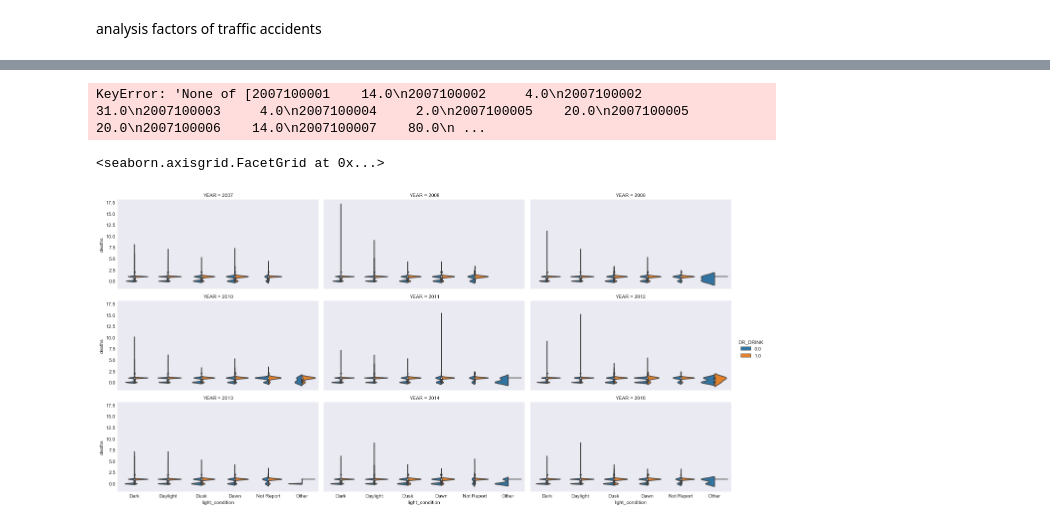
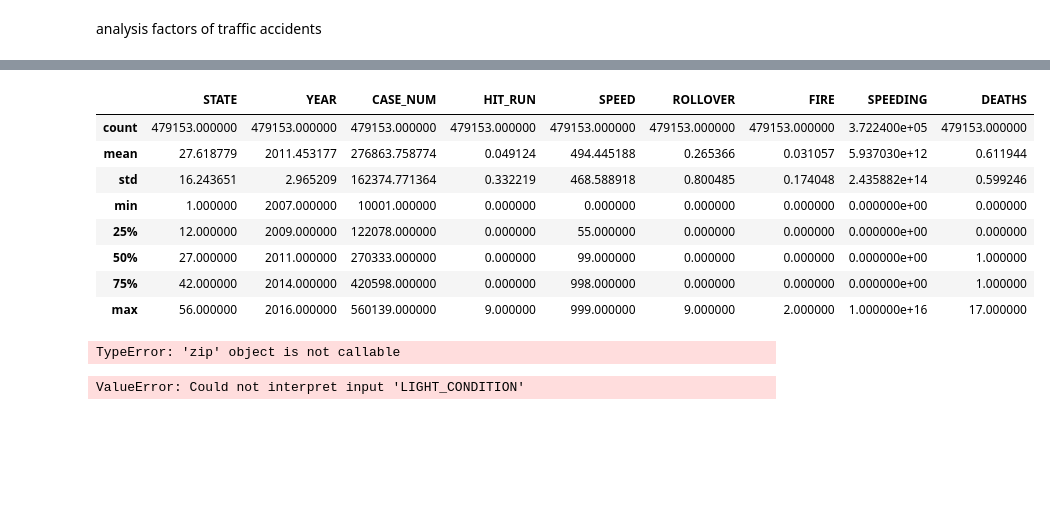
Before and after one commit to junemore/traffic-accidents-analysis, a Jupyter notebook: Untitled.ipynb, the cells around one changed output, grey strips where cells are left out. Saved outputs shown, nothing was run; the diff lists cells and outputs as text; code cells hidden in the pictures; blank space fills up the shorter version.

```diff
--- a/Untitled.ipynb
+++ b/Untitled.ipynb
@@ -24,0 +14,5 @@ acci_vehi.head()
+# %%
+fatal_crashs=pd.read_hdf('results/fatal_crashs.h5', 'fatal_crashs')
+accidents=pd.read_hdf('results/accidents.h5', 'accidents')
+vehicles=pd.read_hdf('results/vehicles.h5', 'vehicles')
+fatal_crashs.head()
@@ -25,24 +129,40 @@ acci_vehi.head()
+# %%
+g=sns.factorplot(x="LIGHT_CONDITION", y="DEATHS", hue="DR_DRINK",col="YEAR",data=vehicles, kind="violin", split=True,col_wrap=3,size=3,aspect=2)
+g.set_axis_labels("light_condition", "deaths")
+# %% [output]
+|  | STATE | YEAR | CASE_NUM | HIT_RUN | SPEED | ROLLOVER | FIRE | SPEEDING | DEATHS |
+| count | 479153.000000 | 479153.000000 | 479153.000000 | 479153.000000 | 479153.000000 | 479153.000000 | 479153.000000 | 3.722400e+05 | 479153.000000 |
+| mean | 27.618779 | 2011.453177 | 276863.758774 | 0.049124 | 494.445188 | 0.265366 | 0.031057 | 5.937030e+12 | 0.611944 |
+| std | 16.243651 | 2.965209 | 162374.771364 | 0.332219 | 468.588918 | 0.800485 | 0.174048 | 2.435882e+14 | 0.599246 |
+| min | 1.000000 | 2007.000000 | 10001.000000 | 0.000000 | 0.000000 | 0.000000 | 0.000000 | 0.000000e+00 | 0.000000 |
+| 25% | 12.000000 | 2009.000000 | 122078.000000 | 0.000000 | 55.000000 | 0.000000 | 0.000000 | 0.000000e+00 | 0.000000 |
+| 50% | 27.000000 | 2011.000000 | 270333.000000 | 0.000000 | 99.000000 | 0.000000 | 0.000000 | 0.000000e+00 | 1.000000 |
+| 75% | 42.000000 | 2014.000000 | 420598.000000 | 0.000000 | 998.000000 | 0.000000 | 0.000000 | 0.000000e+00 | 1.000000 |
+| max | 56.000000 | 2016.000000 | 560139.000000 | 9.000000 | 999.000000 | 9.000000 | 2.000000 | 1.000000e+16 | 17.000000 |
 # %%
 #all['BODY_TYP']=np.where(all['BODY_TYP'].between(1,20),'Sedan',all['BODY_TYP'])
-#keys=((1.0,2.0,3.0,4.0,5.0),(20.0,21.0,22.0),(31.0,32.0),(70.0,71.0))
-#values=('Sedan','Van','Truck','Motor')
-#dict=zip(keys,values)
-#print(dict)
+keys=((1.0,2.0,3.0,4.0,5.0),(20.0,21.0,22.0),(31.0,32.0),(70.0,71.0))
+values=('Sedan','Van','Truck','Motor')
+d=dict(keys,values)
+print(d.keys())
+df.loc[df['BODY_TYP'] in np.arange(1.0,21.0), 'BODY_TYP'] = 'Sedan'
+df.loc[df['BODY_TYP'] in np.arange(21.0,31.0), 'BODY_TYP'] = 'Van'
+df.loc[df['BODY_TYP'] in np.arange(31.0,71.0), 'BODY_TYP'] = 'Truck'
+df.loc[df['BODY_TYP'] in np.arange(71.0,101.0), 'BODY_TYP'] = 'Motor'
 #all['BODY_TYP'].map({(1.0,2.0,3.0,4.0):'Sedan',(21.0,22.0):'Van'})
 #,vehicles['BODY_TYP']<30:'Van',vehicles['BODY_TYP']<70:'Truck',vehicles['BODY_TYP']>70:'Motor'})
 #all.loc[all['BODY_TYP']<20]='Sedan'
 #vehicles.loc[20<vehicles['BODY_TYP']<30]='Van'
 #vehicles.loc[30<vehicles['BODY_TYP']<70]='Truck'
 #vehicles.loc[vehicles['BODY_TYP']>70]='Motor'
-all['BODY_TYP'].map({all.loc[all['BODY_TYP']]<20:'Sedan',all.loc[all['BODY_TYP']]>70:'Motor'})
+#all['BODY_TYP'].map({all.loc[all['BODY_TYP']]<20:'Sedan',all.loc[all['BODY_TYP']]>70:'Motor'})
 #all
 #dict
 #all['BODY_TYP']
 # %% [output]
-KeyError: 'None of [2007100001    14.0\n2007100002     4.0\n2007100002    31.0\n2007100003     4.0\n2007100004     2.0\n2007100005    20.0\n2007100005    20.0\n2007100006    14.0\n2007100007    80.0\n ...
+TypeError: 'zip' object is not callable
 # %%
-g=sns.factorplot(x="LIGHT_CONDITION", y="DEATHS", hue="DR_DRINK",col="YEAR",data=acci_vehi, kind="violin", split=True,col_wrap=3,size=3,aspect=2)
+g=sns.factorplot(x="LIGHT_CONDITION", y="DEATHS", hue="DR_DRINK",col="YEAR",data=vehicles, kind="violin", split=True,col_wrap=3,size=3,aspect=2)
 g.set_axis_labels("light_condition", "deaths")
 # %% [output]
-<seaborn.axisgrid.FacetGrid at 0x...>
+ValueError: Could not interpret input 'LIGHT_CONDITION'
-[figure, removed]
```
Also changed, not shown: parts of 11 cells of this notebook, 2 other files.
